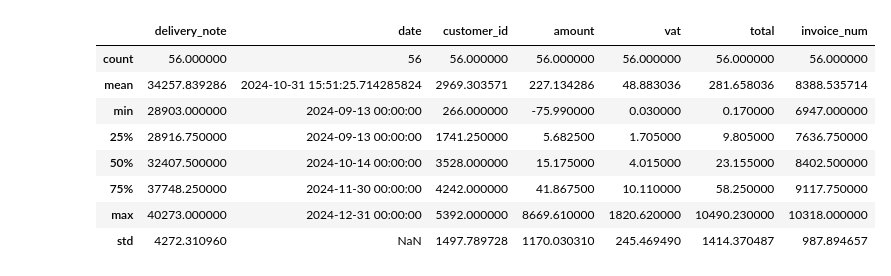
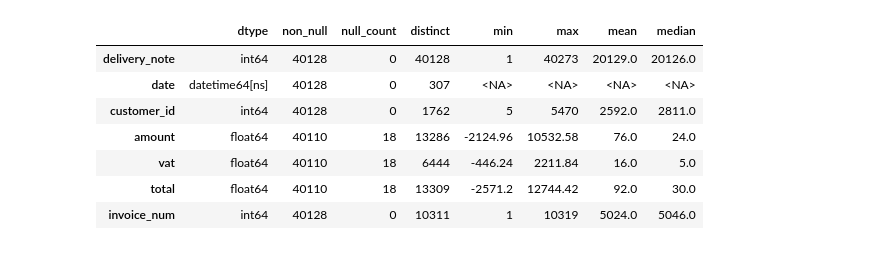
Before and after one commit to bravojuandb/retail-sales-pipeline, a Jupyter notebook: notebooks/analysis.ipynb, the cells around one changed output. Saved outputs shown, nothing was run; the diff lists cells and outputs as text; code cells hidden in the pictures.

```diff
--- a/notebooks/analysis.ipynb
+++ b/notebooks/analysis.ipynb
@@ -4,3 +9,7 @@
 import pandas as pd
 import matplotlib.pyplot as plt
 from pathlib import Path
+
+ROOT = Path().resolve().parent
+parquet_path = ROOT / "data" / "clean" /"2024_clean.parquet"
+df = pd.read_parquet(parquet_path)
@@ -25,13 +24,22 @@ len(df), df.dtypes
 # %%
-df.head()
-df.describe(include="all")
+cols = df.columns
+summary = pd.DataFrame({
+    "dtype": df.dtypes.astype(str),
+    "non_null": df.notna().sum(),
+    "null_count": df.isna().sum(),
+    "distinct": df.nunique(dropna=True),
+    "min": df.apply(lambda s: s.min() if pd.api.types.is_numeric_dtype(s) else pd.NA),
+    "max": df.apply(lambda s: s.max() if pd.api.types.is_numeric_dtype(s) else pd.NA),
+    "mean": df.apply(lambda s: s.mean().round() if pd.api.types.is_numeric_dtype(s) else pd.NA),
+    "median": df.apply(lambda s: s.median().round() if pd.api.types.is_numeric_dtype(s) else pd.NA),
+}, index=cols)
+summary
 # %% [output]
-|  | delivery_note | date | customer_id | amount | vat | total | invoice_num |
-| count | 56.000000 | 56 | 56.000000 | 56.000000 | 56.000000 | 56.000000 | 56.000000 |
-| mean | 34257.839286 | 2024-10-31 15:51:25.714285824 | 2969.303571 | 227.134286 | 48.883036 | 281.658036 | 8388.535714 |
-| min | 28903.000000 | 2024-09-13 00:00:00 | 266.000000 | -75.990000 | 0.030000 | 0.170000 | 6947.000000 |
-| 25% | 28916.750000 | 2024-09-13 00:00:00 | 1741.250000 | 5.682500 | 1.705000 | 9.805000 | 7636.750000 |
-| 50% | 32407.500000 | 2024-10-14 00:00:00 | 3528.000000 | 15.175000 | 4.015000 | 23.155000 | 8402.500000 |
-| 75% | 37748.250000 | 2024-11-30 00:00:00 | 4242.000000 | 41.867500 | 10.110000 | 58.250000 | 9117.750000 |
-| max | 40273.000000 | 2024-12-31 00:00:00 | 5392.000000 | 8669.610000 | 1820.620000 | 10490.230000 | 10318.000000 |
-| std | 4272.310960 | NaN | 1497.789728 | 1170.030310 | 245.469490 | 1414.370487 | 987.894657 |
+|  | dtype | non_null | null_count | distinct | min | max | mean | median |
+| delivery_note | int64 | 40128 | 0 | 40128 | 1 | 40273 | 20129.0 | 20126.0 |
+| date | datetime64[ns] | 40128 | 0 | 307 | <NA> | <NA> | <NA> | <NA> |
+| customer_id | int64 | 40128 | 0 | 1762 | 5 | 5470 | 2592.0 | 2811.0 |
+| amount | float64 | 40110 | 18 | 13286 | -2124.96 | 10532.58 | 76.0 | 24.0 |
+| vat | float64 | 40110 | 18 | 6444 | -446.24 | 2211.84 | 16.0 | 5.0 |
+| total | float64 | 40110 | 18 | 13309 | -2571.2 | 12744.42 | 92.0 | 30.0 |
+| invoice_num | int64 | 40128 | 0 | 10311 | 1 | 10319 | 5024.0 | 5046.0 |
```
Also changed, not shown: parts of 12 cells of this notebook.
